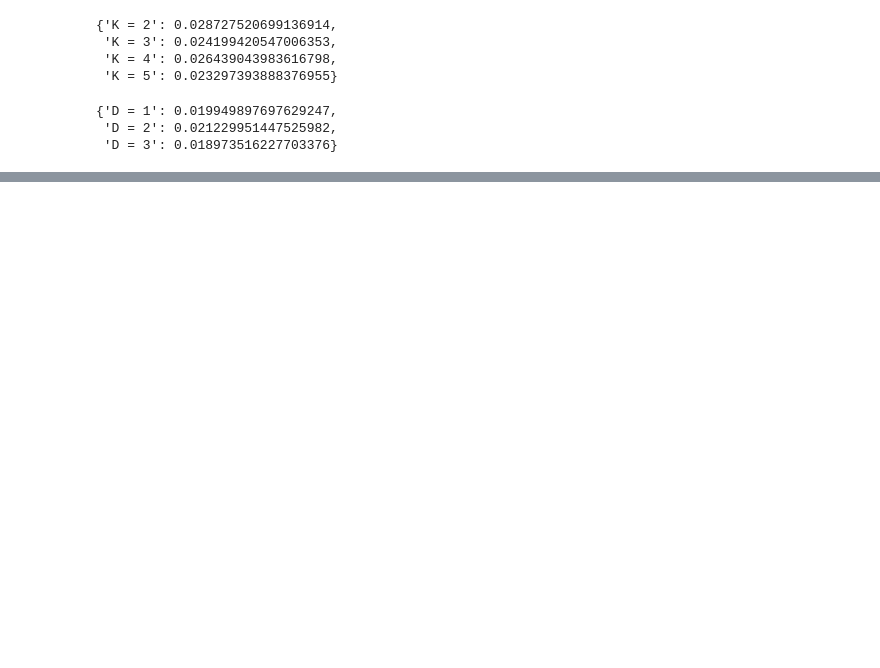
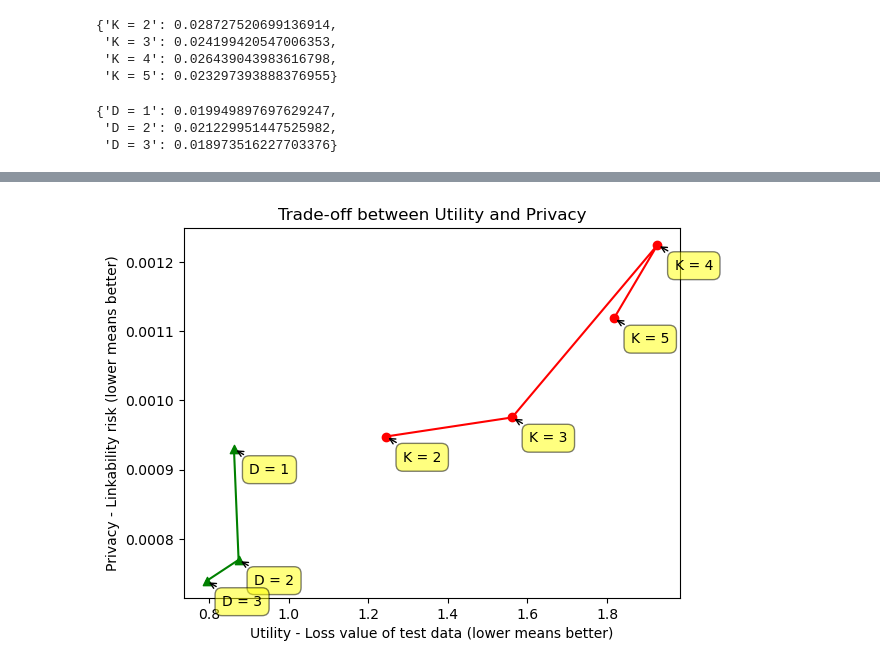
Before and after one commit to amirrezasokhankhosh/trade-off-between-utility-and-privacy, a Jupyter notebook: tradeoff.ipynb, the cells around one changed output, grey strips where cells are left out. Cells and saved outputs as stored; diff of their text form; code cells hidden in the pictures; blank space fills up the shorter version.

```diff
--- a/tradeoff.ipynb
+++ b/tradeoff.ipynb
@@ -65,0 +198,5 @@ control.drop(["ID"], axis=1, inplace=True)
+# %%
+linkability_risk_nhs = {'K = 2': 0.0009477383577149823,
+ 'K = 3': 0.0009752765980252897,
+ 'K = 4': 0.0012244702725445718,
+ 'K = 5': 0.0011183417002245987}
@@ -66,3 +228,7 @@ control.drop(["ID"], axis=1, inplace=True)
+# %%
+linkability_risk_syn = {'D = 1': 0.0009298448607755572,
+ 'D = 2': 0.0007695923975240658,
+ 'D = 3': 0.0007391799832649743}
 # %%
 inference_risk_nhs = {}
 for r in range(100):
@@ -163,0 +337,25 @@ plt.show()
+# %%
+keys = []
+for k in k_list:
+    key = f"K = {k}"
+    keys.append(key)
+    plt.scatter(test_accs_nhs[key], linkability_risk_nhs[key], label=key, marker='o', c='r')
+for d in degrees:
+    key = f"D = {d}"
+    keys.append(key)
+    plt.scatter(test_accs_syb[key], linkability_risk_syn[key], label=key, marker = "^", c='g')
+plt.plot(test_accs_nhs.values(), linkability_risk_nhs.values(), c='r')
+plt.plot(test_accs_syb.values(), linkability_risk_syn.values(), c='g')
+for label, x, y in zip(keys, list(test_accs_nhs.values()) + list(test_accs_syb.values()), list(linkability_risk_nhs.values()) + list(linkability_risk_syn.values())):
+    plt.annotate(
+        label,
+        xy=(x, y), xytext=(40, -20),
+        textcoords='offset points', ha='right', va='bottom',
+        bbox=dict(boxstyle='round,pad=0.5', fc='yellow', alpha=0.5),
+        arrowprops=dict(arrowstyle = '->', connectionstyle='arc3,rad=0'))
+plt.title("Trade-off between Utility and Privacy")
+plt.xlabel("Utility - Loss value of test data (lower means better)")
+plt.ylabel("Privacy - Linkability risk (lower means better)")
+plt.show()
+# %% [output]
+[figure, added]
```
Also changed, not shown: parts of 16 cells of this notebook, 27 other files.
